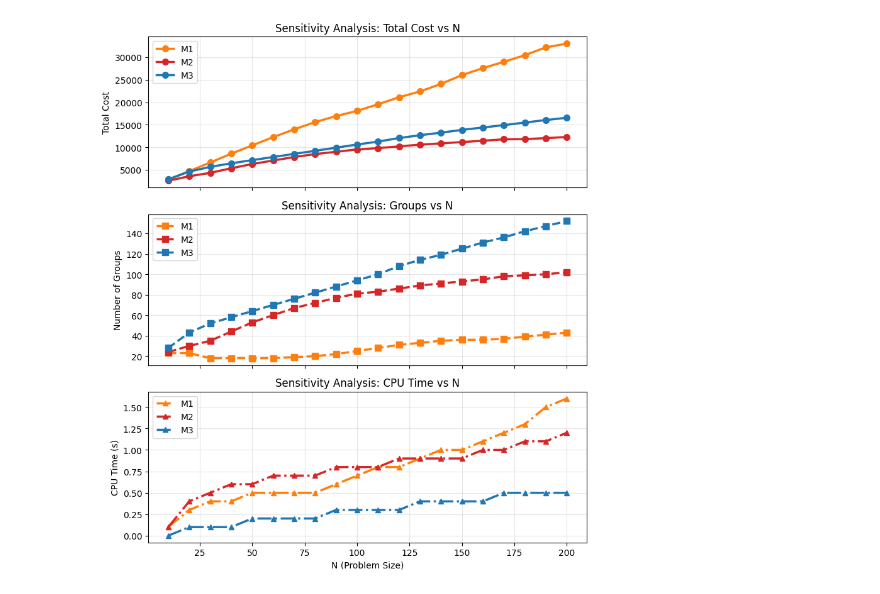
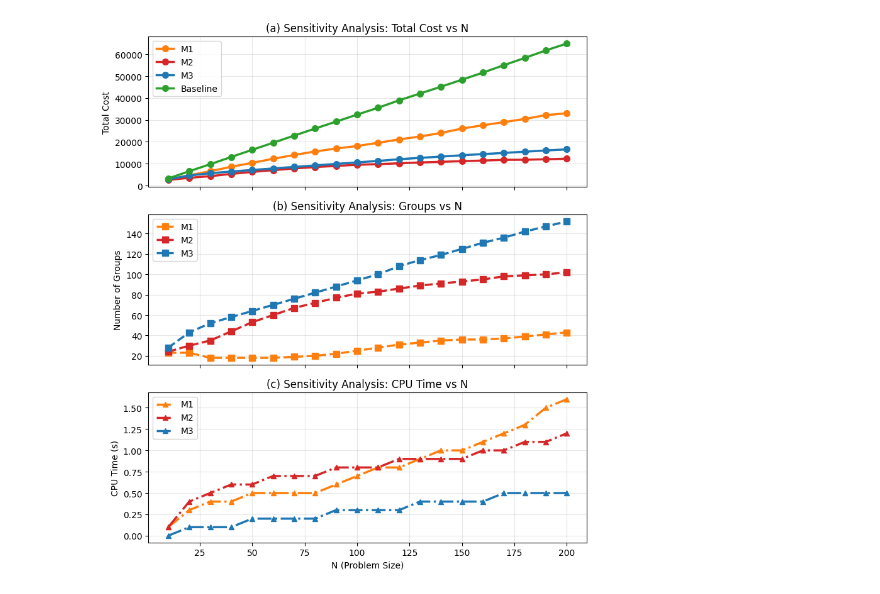
Before and after one commit to WenboWu322/Journal-SI-Reliability-maintenance, a Jupyter notebook: Plot_sensitivity_N.ipynb, the cells around one changed output. Saved outputs shown, nothing was run; the diff lists cells and outputs as text; code cells hidden in the pictures.

```diff
--- a/Plot_sensitivity_N.ipynb
+++ b/Plot_sensitivity_N.ipynb
@@ -174,6 +174,10 @@ total_cost_M3 = np.array([2858.00, 4583.00, 5626.50, 6416.33, 7128.17, 7811.67,
 num_groups_M3 = np.array([28, 43, 52, 58, 64, 70, 76, 82, 88, 94, 100, 108, 114, 119, 125, 131, 136, 142, 147, 152])
 cpu_time_M3   = np.array([0.0, 0.1, 0.1, 0.1, 0.2, 0.2, 0.2, 0.2, 0.3, 0.3, 0.3, 0.3, 0.4, 0.4, 0.4, 0.4, 0.5, 0.5, 0.5, 0.5])
 
+# no grouping baseline
+total_cost_Mb = np.array([3240.0, 6556.67, 9756.67, 13070.00, 16333.33, 19566.67, 22823.33, 26060.00, 29216.67, 32416.67, 35550.00, 38953.33, 42060.00, 45193.33, 48376.67, 51626.67, 55033.33, 58350.00, 61776.67, 64920.00])
+num_groups_Mb = np.array([32, 66, 98, 131, 163, 196, 228, 261, 292, 324, 356, 390, 421, 452, 484, 516, 550, 584, 618, 649])
+
 
 plt.rcParams["font.family"] = "DejaVu Sans"
 
@@ -185,34 +189,36 @@ fig, axes = plt.subplots(3, 1, figsize=(8, 9), sharex=True)
 axes[0].plot(N, total_cost_M1, "o-", color="#ff7f0e", linewidth=2.5, markersize=7, label="M1")
 axes[0].plot(N, total_cost_M2, "o-", color="#d62728", linewidth=2.5, markersize=7, label="M2")
 axes[0].plot(N, total_cost_M3, "o-", color="#1f77b4", linewidth=2.5, markersize=7, label="M3")
+axes[0].plot(N, total_cost_Mb, "o-", color="#2ca02c", linewidth=2.5, markersize=7, label="Baseline")
 axes[0].set_ylabel("Total Cost")
-axes[0].set_title("Sensitivity Analysis: Total Cost vs N")
+axes[0].set_title("(a) Sensitivity Analysis: Total Cost vs N")
 axes[0].legend(loc="upper left")
 axes[0].grid(True, alpha=0.3)
 
 # ========== 图2：Number of Groups ==========
 axes[1].plot(N, num_groups_M1, "s--", color="#ff7f0e", linewidth=2.5, markersize=7, label="M1")
 axes[1].plot(N, num_groups_M2, "s--", color="#d62728", linewidth=2.5, markersize=7, label="M2")
 axes[1].plot(N, num_groups_M3, "s--", color="#1f77b4", linewidth=2.5, markersize=7, label="M3")
+# axes[1].plot(N, num_groups_Mb, "s--", color="#2ca02c", linewidth=2.5, markersize=7, label="Baseline")
 axes[1].set_ylabel("Number of Groups")
-axes[1].set_title("Sensitivity Analysis: Groups vs N")
+axes[1].set_title("(b) Sensitivity Analysis: Groups vs N")
 axes[1].legend(loc="upper left")
 axes[1].grid(True, alpha=0.3)
 
 # ========== 图3：CPU Time ==========
 axes[2].plot(N, cpu_time_M1, "^-.", color="#ff7f0e", linewidth=2.5, markersize=6, label="M1")
 axes[2].plot(N, cpu_time_M2, "^-.", color="#d62728", linewidth=2.5, markersize=6, label="M2")
 axes[2].plot(N, cpu_time_M3, "^-.", color="#1f77b4", linewidth=2.5, markersize=6, label="M3")
 axes[2].set_xlabel("N (Problem Size)")
 axes[2].set_ylabel("CPU Time (s)")
-axes[2].set_title("Sensitivity Analysis: CPU Time vs N")
+axes[2].set_title("(c) Sensitivity Analysis: CPU Time vs N")
 axes[2].legend(loc="upper left")
 axes[2].grid(True, alpha=0.3)
 
 # 可选：CPU 对数轴看线性度
 # axes[2].set_yscale("log")
 
 plt.tight_layout()
 plt.show()
 # %% [output]
-[figure, old version]
+[figure, new version]
```
Also changed, not shown: 14 other files.
